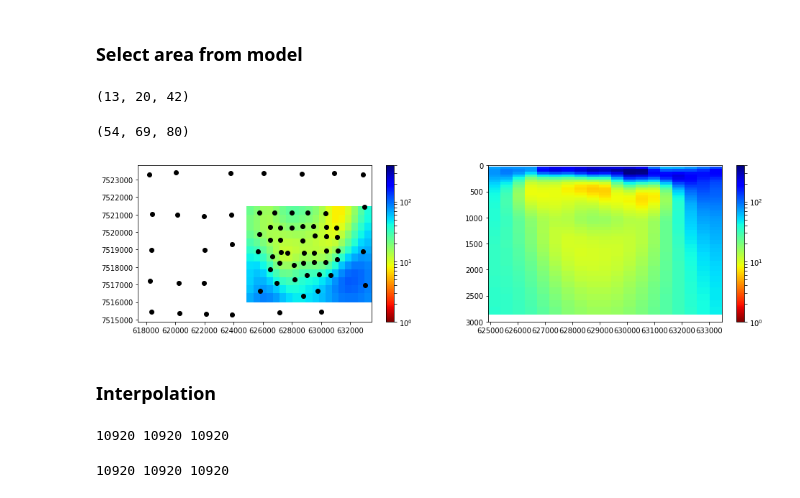
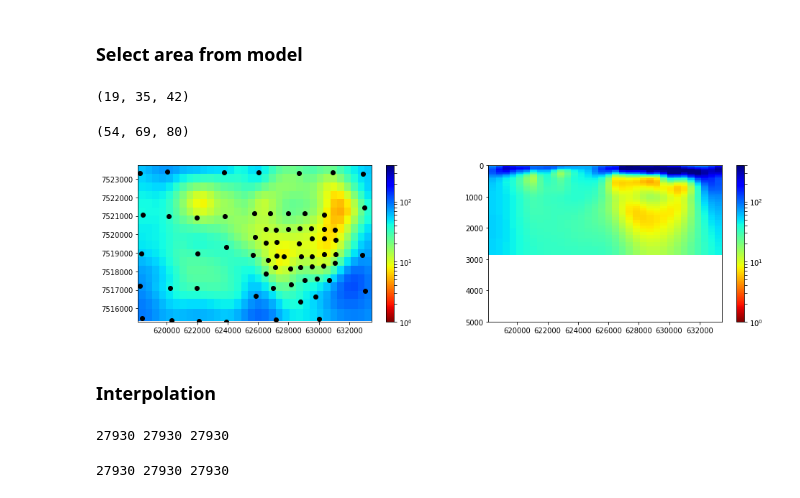
Before and after one commit to florasolon/interpolation_misc, a Jupyter notebook: Interpolate-modem-model.ipynb, the cells around one changed output. Cells and saved outputs as stored; diff of their text form; code cells hidden in the pictures.

```diff
--- a/Interpolate-modem-model.ipynb
+++ b/Interpolate-modem-model.ipynb
@@ -15,3 +13,5 @@ file = '/home/flora/Dropbox/IUEM/bolivia_project/ModEM/prior_models/testes_forwa
+# %%
+file = '/home/flora/Documents/FLORA/interpolation_misc/inv_datasynt05_NLCG_063.rho'
 # %% [markdown]
 ### Open model1 - modem
 # %%
@@ -76,10 +76,10 @@ for j in range(len(cty)):
 ### Select area from model
 # %%
 #north
-xmin = 7516000.
-xmax = 7522000.
+xmin = 7515000.
+xmax = 7524000.
 #east
-ymin = 625000.
+ymin = 618000.
 ymax = 634000.
 
 zmin = 0.
@@ -97,7 +97,7 @@ zmax = 3000.
 # %%
 x1,y1,z1,x,y,z,rho_n = mf.select_area(xmin,xmax,ymin,ymax,zmin,zmax,ctx,cty,ctz,rho)
 # %%
-print rho_n.shape
+print(rho_n.shape)
 # %% [output]
-(13, 20, 42)
+(19, 35, 42)
 # %%
@@ -109,7 +109,7 @@ mx,my = np.meshgrid(y,x)
 mx1,my1 = np.meshgrid(z,y)
 # %%
 # import MT stations coordinates
-path = '/home/flora/Dropbox/IUEM/bolivia_project/utils/coord'
+path = '/home/flora/Documents/FLORA/interpolation_misc/coord'
 data = np.loadtxt(path,dtype='float',usecols=(0,1,2))
 
 stn = data[:,0]
@@ -126,25 +126,25 @@ for j in range(len(lat)):
 # %%
 cmap = plt.cm.jet
 cmap_r = mf.reverse_colourmap(cmap)
 
 model = (np.e**rho_n)
 z_plot = np.argmin(np.abs(z-1250))
 x_plot = np.argmin(np.abs(x-7519000))
 
 plt.figure(figsize=(16,4))
 
 plt.subplot(1,2,1)
 plt.pcolor(mx,my,model[:,:,z_plot],cmap=cmap_r,norm = LogNorm(vmin=1, vmax=400))
 plt.plot(Xla,Ylon,'ko')
 plt.colorbar()
 
 plt.subplot(1,2,2)
 plt.pcolor(my1,mx1,model[x_plot,:,:],cmap=cmap_r,norm = LogNorm(vmin=1, vmax=400))
-plt.ylim(3000,0)
+plt.ylim(5000,0)
 plt.colorbar()
 plt.show()
 # %% [output]
-[figure, old version]
+[figure, new version]
 # %% [markdown]
 ### Interpolation
 # %%
@@ -156,13 +156,13 @@ zc = np.copy(z1)+10
 
 ln = xc.size
 # %%
-print xc.size,yc.size,zc.size
+print(xc.size,yc.size,zc.size)
 # %% [output]
-10920 10920 10920
+27930 27930 27930
 # %%
-print x1.size,y1.size,z1.size
+print(x1.size,y1.size,z1.size)
 # %% [output]
-10920 10920 10920
+27930 27930 27930
 # %%
 #Interpolation points
 
```
Also changed, not shown: parts of 6 cells of this notebook.
